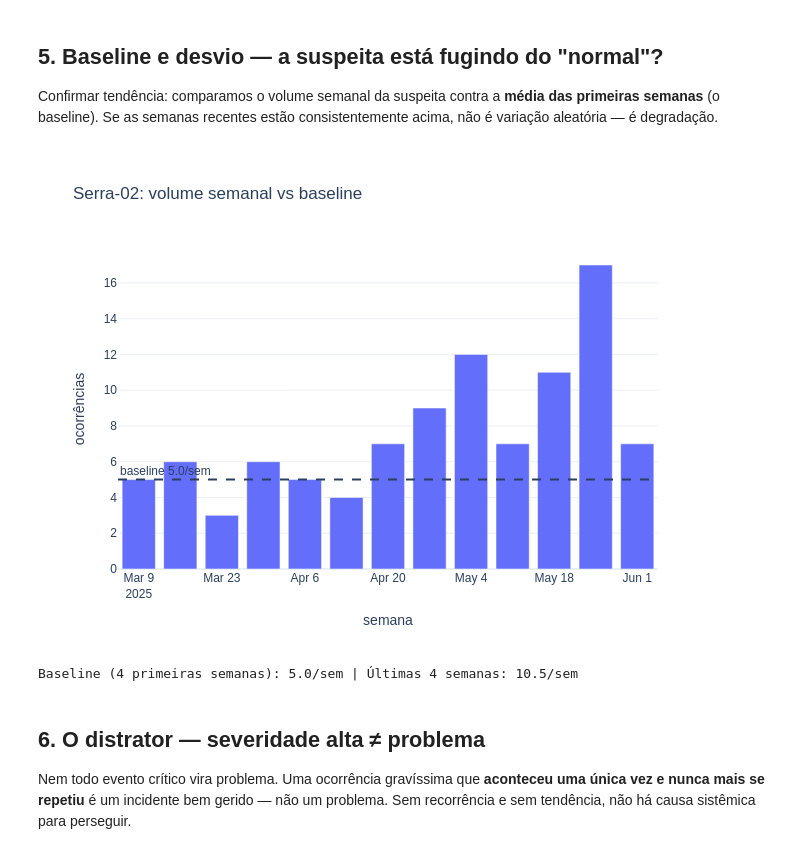
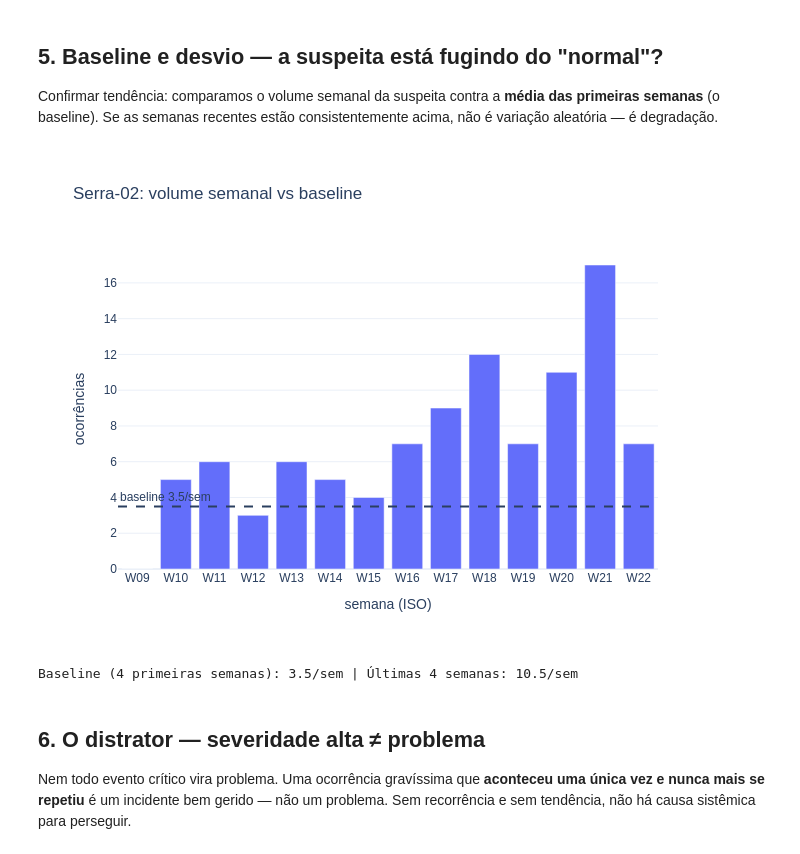
Before and after one commit to Maxmattos/problem-management-rca-lab, a Jupyter notebook: notebooks/01_aluno_sinal_vs_ruido.ipynb, the cells around one changed output. Drawn from its saved outputs; the diff is of its cells as text; code cells hidden in the pictures.

Commit message:
fix: ajuste nos dados do notebook

```diff
--- a/notebooks/01_aluno_sinal_vs_ruido.ipynb
+++ b/notebooks/01_aluno_sinal_vs_ruido.ipynb
@@ -41,6 +41,14 @@ pio.renderers.default = "png"
 pio.templates.default = "plotly_white"
 
 df = pd.read_csv("../data/ocorrencias.csv", parse_dates=["aberto_em", "resolvido_em"])
+
+# Eixo temporal em SEMANAS ISO ("W09".."W22"): categoria ordenada cronologicamente,
+# não data. ORDEM_SEMANAS fixa a ordem do eixo x em todos os gráficos do notebook.
+_iso = df["aberto_em"].dt.isocalendar()
+df["semana_iso"] = "W" + _iso["week"].astype(int).astype(str).str.zfill(2)
+ORDEM_SEMANAS = (df.assign(_o=_iso["year"] * 100 + _iso["week"])
+                 .sort_values("_o")["semana_iso"].drop_duplicates().tolist())
+
 print(f"{len(df)} ocorrências | {df['aberto_em'].min().date()} a {df['aberto_em'].max().date()}")
 df.head()
 # %% [output]
@@ -84,9 +92,12 @@ Um pico de um dia é, na maioria das vezes, um **incidente**. O que acende a luz
 *problema* é uma tendência que **sobe e se mantém**. Olhamos o volume semanal total
 e, em seguida, separado pelas máquinas que mais aparecem.
 # %%
-semanal = df.set_index("aberto_em").resample("W").size().reset_index(name="ocorrencias")
-fig = px.line(semanal, x="aberto_em", y="ocorrencias", markers=True,
+semanal = (df.groupby("semana_iso").size()
+           .reindex(ORDEM_SEMANAS, fill_value=0).reset_index(name="ocorrencias"))
+fig = px.line(semanal, x="semana_iso", y="ocorrencias", markers=True,
+              category_orders={"semana_iso": ORDEM_SEMANAS},
               title="Volume de ocorrências por semana (total)")
-fig.update_layout(xaxis_title="semana", yaxis_title="ocorrências")
+fig.update_layout(xaxis_title="semana (ISO)", yaxis_title="ocorrências")
+fig.update_xaxes(type="category")
 fig.show()
 # %% [output]
@@ -170,21 +192,25 @@ Confirmar tendência: comparamos o volume semanal da suspeita contra a **média
 primeiras semanas** (o baseline). Se as semanas recentes estão consistentemente acima,
 não é variação aleatória — é degradação.
 # %%
-suspeita = df.maquina.value_counts().index[0]   # a líder do Pareto
-s = df[df.maquina == suspeita].set_index("aberto_em").resample("W").size()
+MAQUINA_SUSPEITA = "Serra-02"  # instrutor preenche com o palpite da aluna
+# só rode esta célula DEPOIS da aluna escolher
+s = (df[df.maquina == MAQUINA_SUSPEITA].groupby("semana_iso").size()
+     .reindex(ORDEM_SEMANAS, fill_value=0))
 baseline = s.iloc[:4].mean()   # média das 4 primeiras semanas
 
 ax = s.reset_index(name="ocorrencias")
-fig = px.bar(ax, x="aberto_em", y="ocorrencias",
-             title=f"{suspeita}: volume semanal vs baseline")
+fig = px.bar(ax, x="semana_iso", y="ocorrencias",
+             category_orders={"semana_iso": ORDEM_SEMANAS},
+             title=f"{MAQUINA_SUSPEITA}: volume semanal vs baseline")
 fig.add_hline(y=baseline, line_dash="dash",
               annotation_text=f"baseline {baseline:.1f}/sem", annotation_position="top left")
-fig.update_layout(xaxis_title="semana", yaxis_title="ocorrências")
+fig.update_layout(xaxis_title="semana (ISO)", yaxis_title="ocorrências")
+fig.update_xaxes(type="category")
 fig.show()
 print(f"Baseline (4 primeiras semanas): {baseline:.1f}/sem | Últimas 4 semanas: {s.iloc[-4:].mean():.1f}/sem")
 # %% [output]
-[figure, old version]
+[figure, new version]
-Baseline (4 primeiras semanas): 5.0/sem | Últimas 4 semanas: 10.5/sem
+Baseline (4 primeiras semanas): 3.5/sem | Últimas 4 semanas: 10.5/sem
 # %% [markdown]
 ## 6. O distrator — severidade alta ≠ problema
 
```
Also changed, not shown: parts of 5 cells of this notebook.
